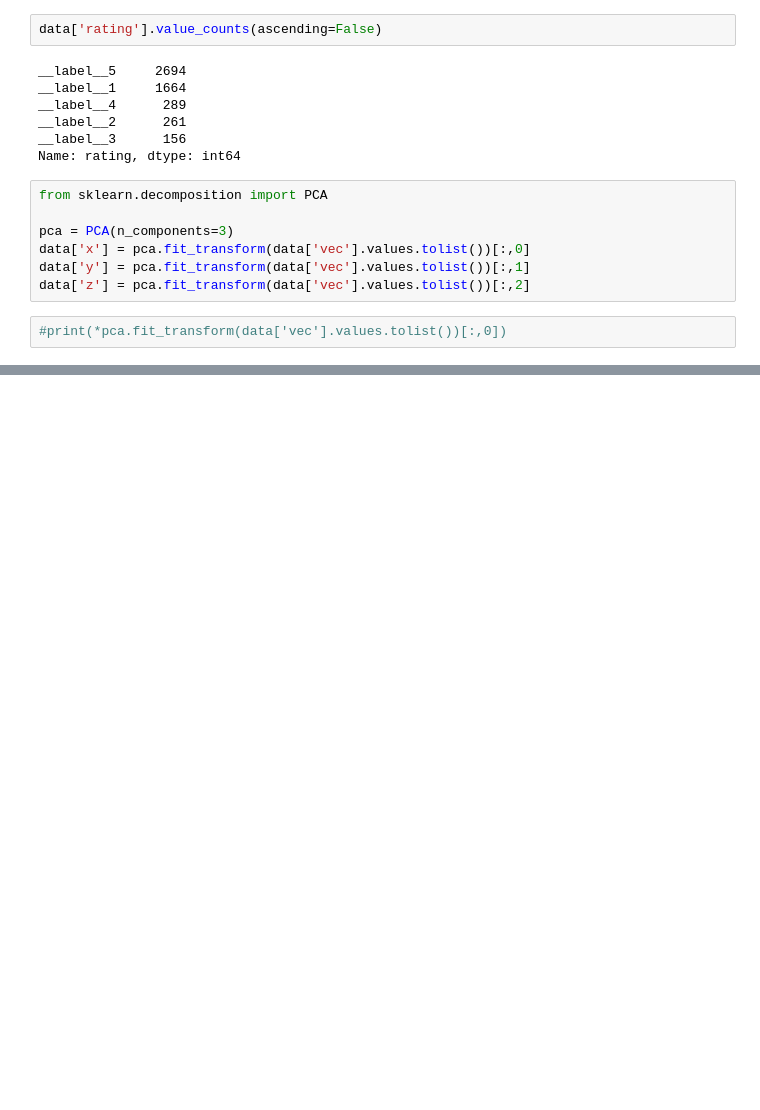
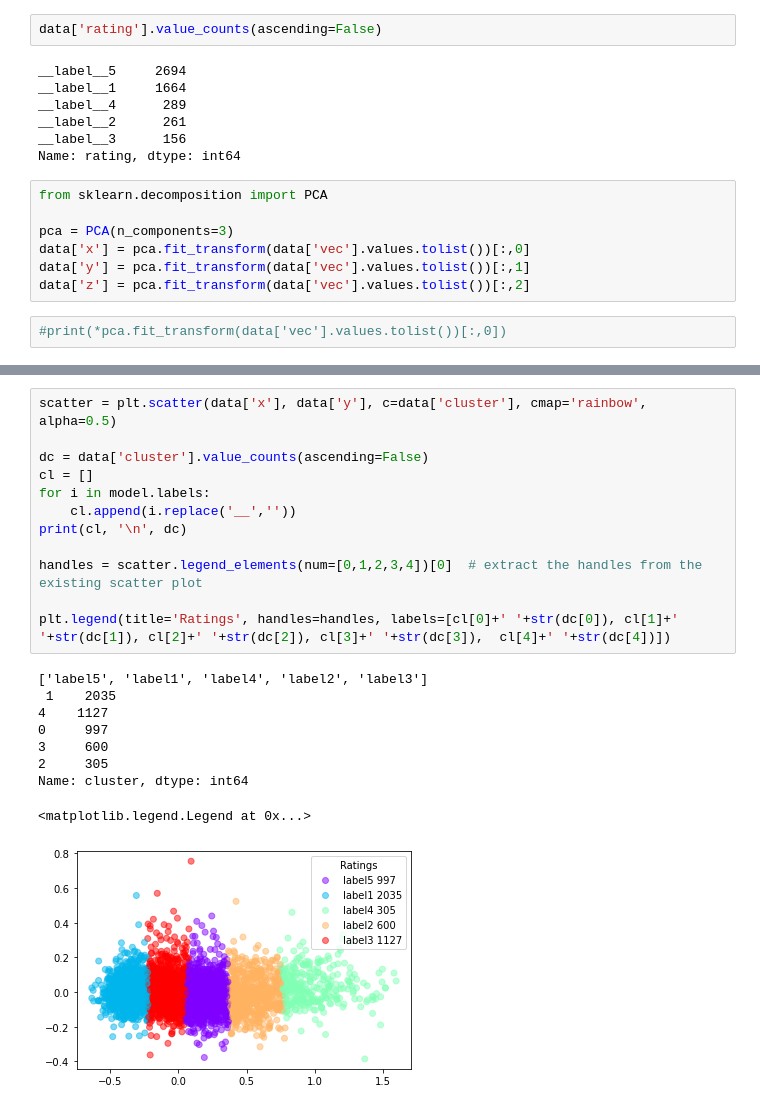
Before and after one commit to Kofoedsan/Python-TrustpilotPredict, a Jupyter notebook: 04_clustering.ipynb, the cells around one changed output, grey strips where cells are left out. Drawn from its saved outputs; the diff is of its cells as text; blank space fills up the shorter version.

```diff
--- a/04_clustering.ipynb
+++ b/04_clustering.ipynb
@@ -124,3 +128,25 @@ plt.scatter(data['x'], data['y'], c=data['cluster'], cmap='rainbow')
+# %%
+scatter = plt.scatter(data['x'], data['y'], c=data['cluster'], cmap='rainbow', alpha=0.5)
+
+dc = data['cluster'].value_counts(ascending=False)
+cl = []
+for i in model.labels:
+    cl.append(i.replace('__',''))
+print(cl, '\n', dc)
+
+handles = scatter.legend_elements(num=[0,1,2,3,4])[0]  # extract the handles from the existing scatter plot
+
+plt.legend(title='Ratings', handles=handles, labels=[cl[0]+' '+str(dc[0]), cl[1]+' '+str(dc[1]), cl[2]+' '+str(dc[2]), cl[3]+' '+str(dc[3]),  cl[4]+' '+str(dc[4])])
+# %% [output]
+['label5', 'label1', 'label4', 'label2', 'label3']
+ 1    2035
+4    1127
+0     997
+3     600
+2     305
+Name: cluster, dtype: int64
+<matplotlib.legend.Legend at 0x...>
+[figure, added]
 # %%
 from mpl_toolkits.mplot3d import Axes3D
 
```
Also changed, not shown: parts of 8 cells of this notebook.
